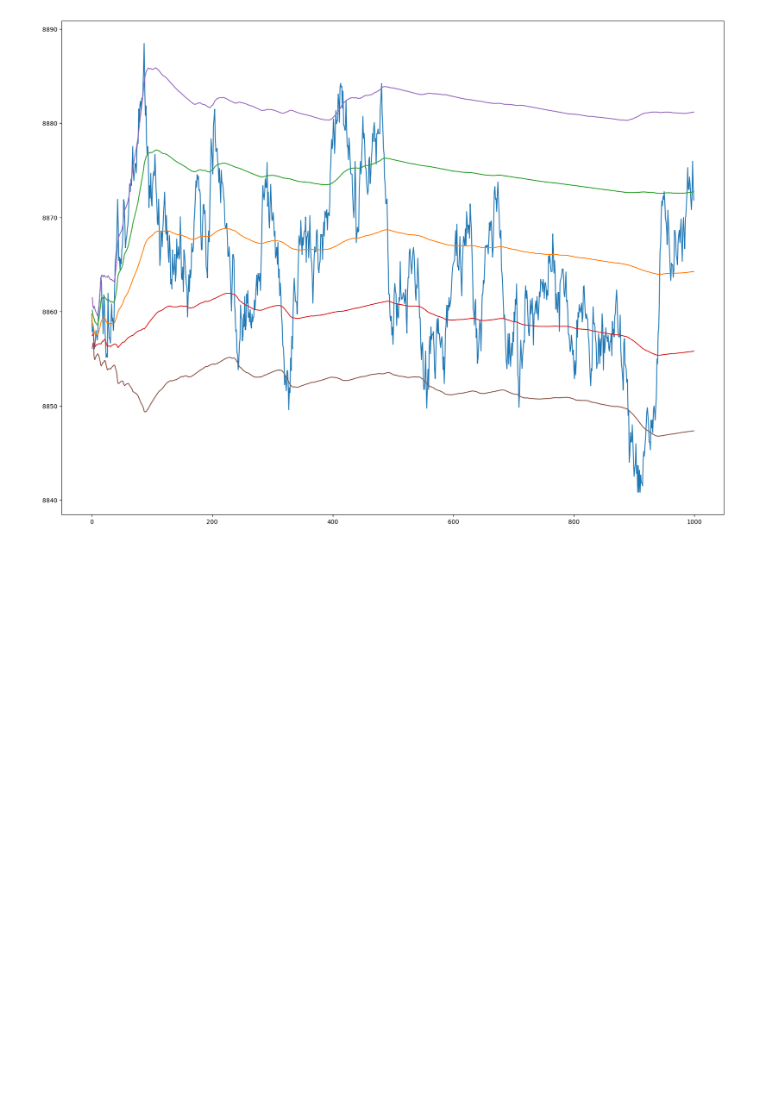
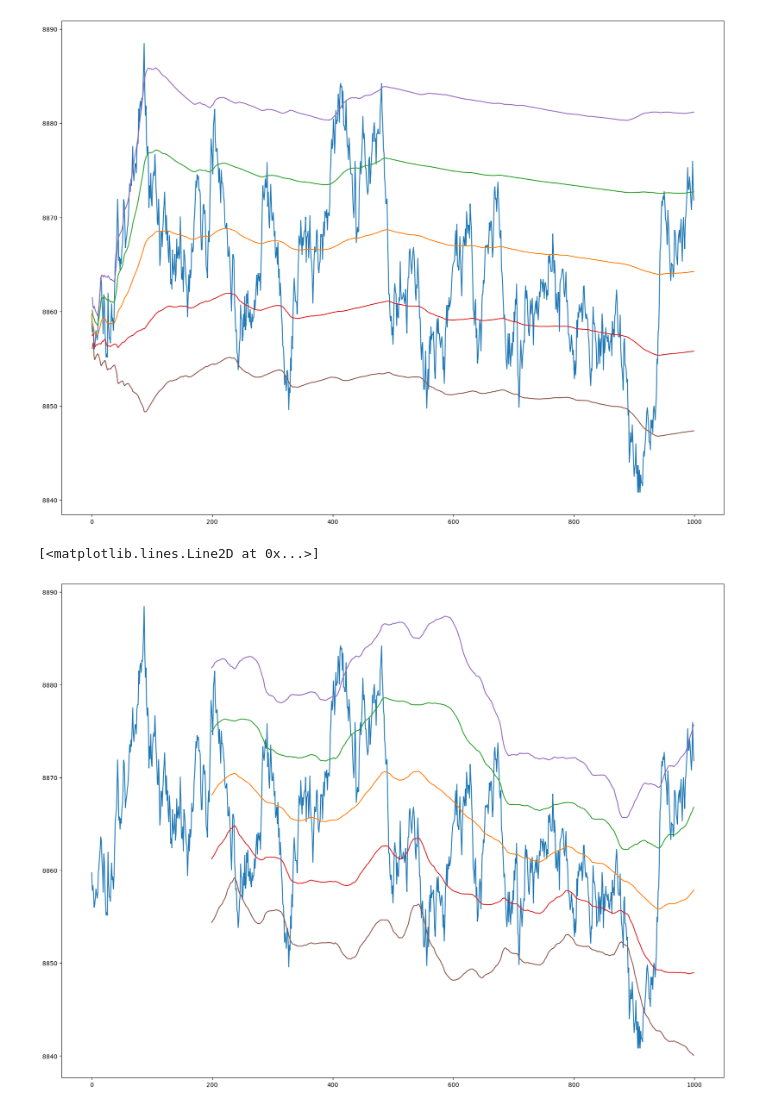
Before and after one commit to Soohan-Kim/IMC-Prosperity-2024, a Jupyter notebook: Round4/Untitled.ipynb, the cells around one changed output. Cells and saved outputs as stored; diff of their text form; code cells hidden in the pictures; blank space fills up the shorter version.

```diff
--- a/Round4/Untitled.ipynb
+++ b/Round4/Untitled.ipynb
@@ -254,3 +254,16 @@ plt.plot((ctestmean - 2*cteststd))
 # %% [output]
 [<matplotlib.lines.Line2D at 0x...>]
 [figure]
+# %%
+plt.figure(figsize=(20,15))
+ctestmean = testspread.rolling(window=200).mean()
+cteststd = testspread.rolling(window=200).std()
+plt.plot(testspread)
+plt.plot(ctestmean)
+plt.plot((ctestmean + cteststd))
+plt.plot((ctestmean - cteststd))
+plt.plot((ctestmean + 2*cteststd))
+plt.plot((ctestmean - 2*cteststd))
+# %% [output]
+[<matplotlib.lines.Line2D at 0x...>]
+[figure, added]
```
Also changed, not shown: parts of 7 cells of this notebook, 3 other files.
